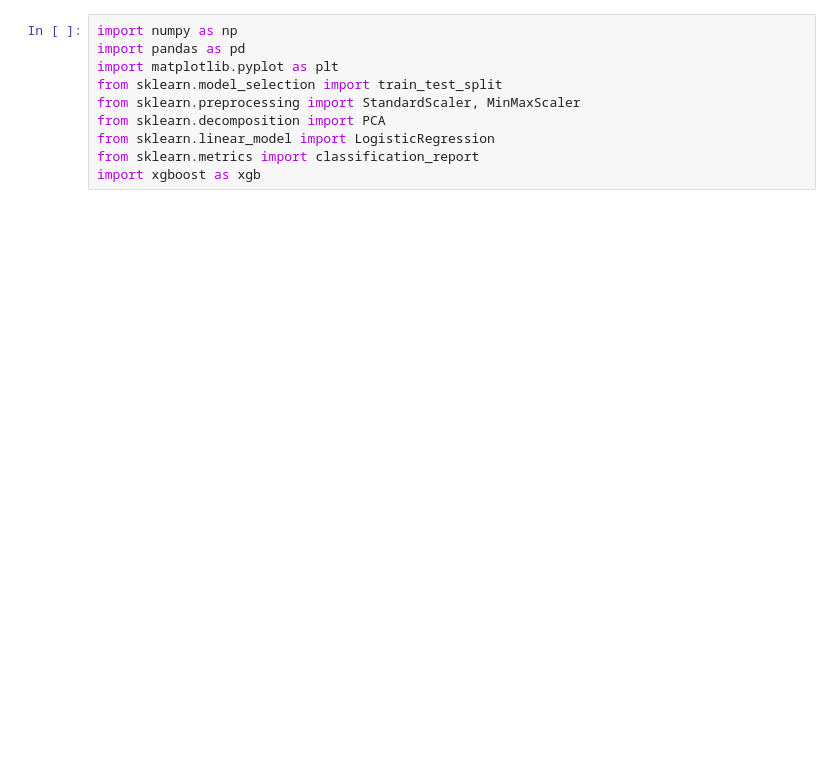
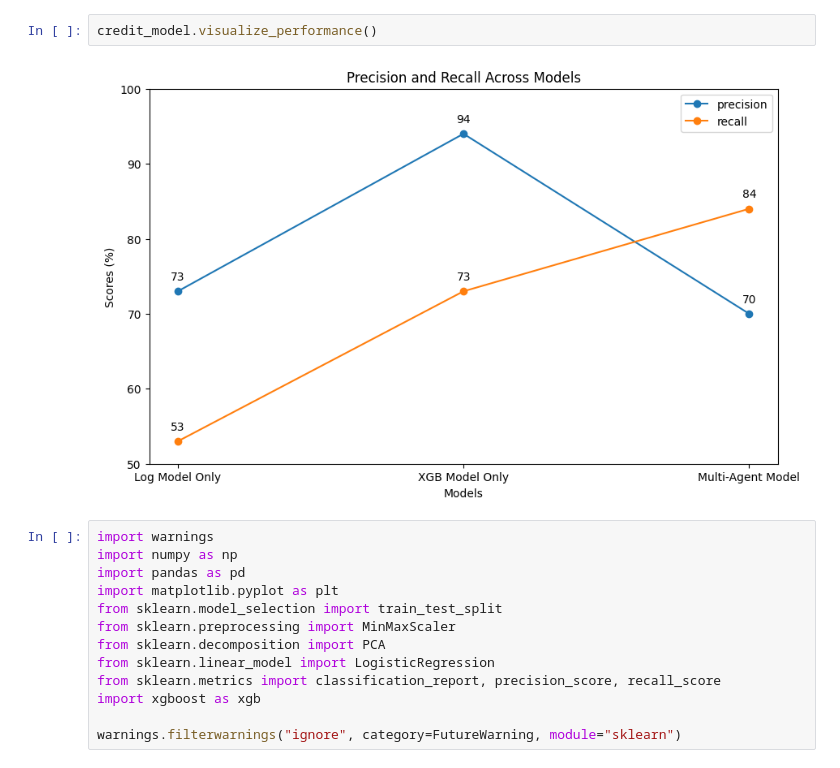
Before and after one commit to 10ken/Credit-Risk-Modeling, a Jupyter notebook: Multi Agent Credit Modelling.ipynb, the cells around one changed output. Drawn from its saved outputs; the diff is of its cells as text; blank space fills up the shorter version.

Commit message:
multi agent class, performance viz, summary

```diff
--- a/Multi Agent Credit Modelling.ipynb
+++ b/Multi Agent Credit Modelling.ipynb
@@ -1,11 +13,18 @@
+# %%
+credit_model.visualize_performance()
+# %% [output]
+[figure, added]
 # %%
+import warnings
 import numpy as np
 import pandas as pd
 import matplotlib.pyplot as plt
 from sklearn.model_selection import train_test_split
-from sklearn.preprocessing import StandardScaler, MinMaxScaler
+from sklearn.preprocessing import MinMaxScaler
 from sklearn.decomposition import PCA
 from sklearn.linear_model import LogisticRegression
-from sklearn.metrics import classification_report
+from sklearn.metrics import classification_report, precision_score, recall_score
 import xgboost as xgb
+
+warnings.filterwarnings("ignore", category=FutureWarning, module="sklearn")
 # %%
```
Also changed, not shown: parts of 6 cells of this notebook.
